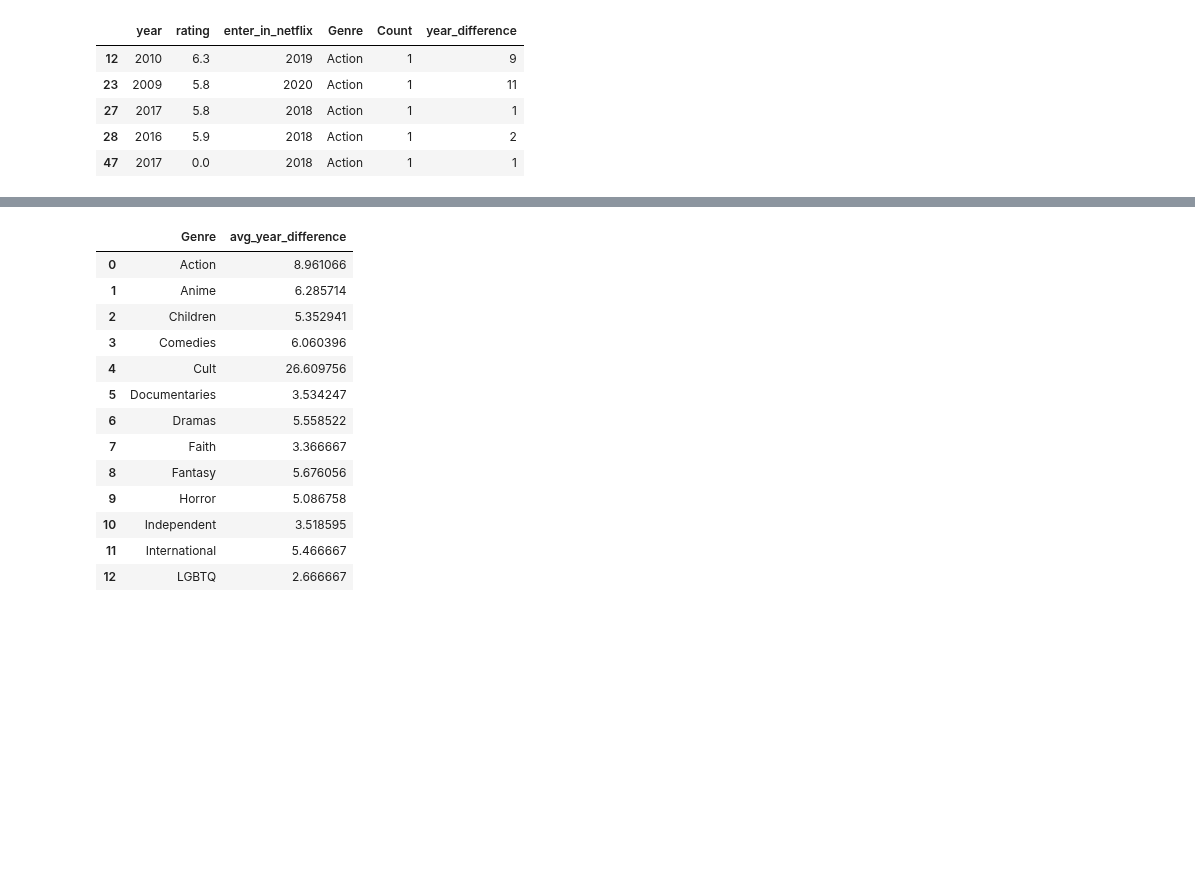
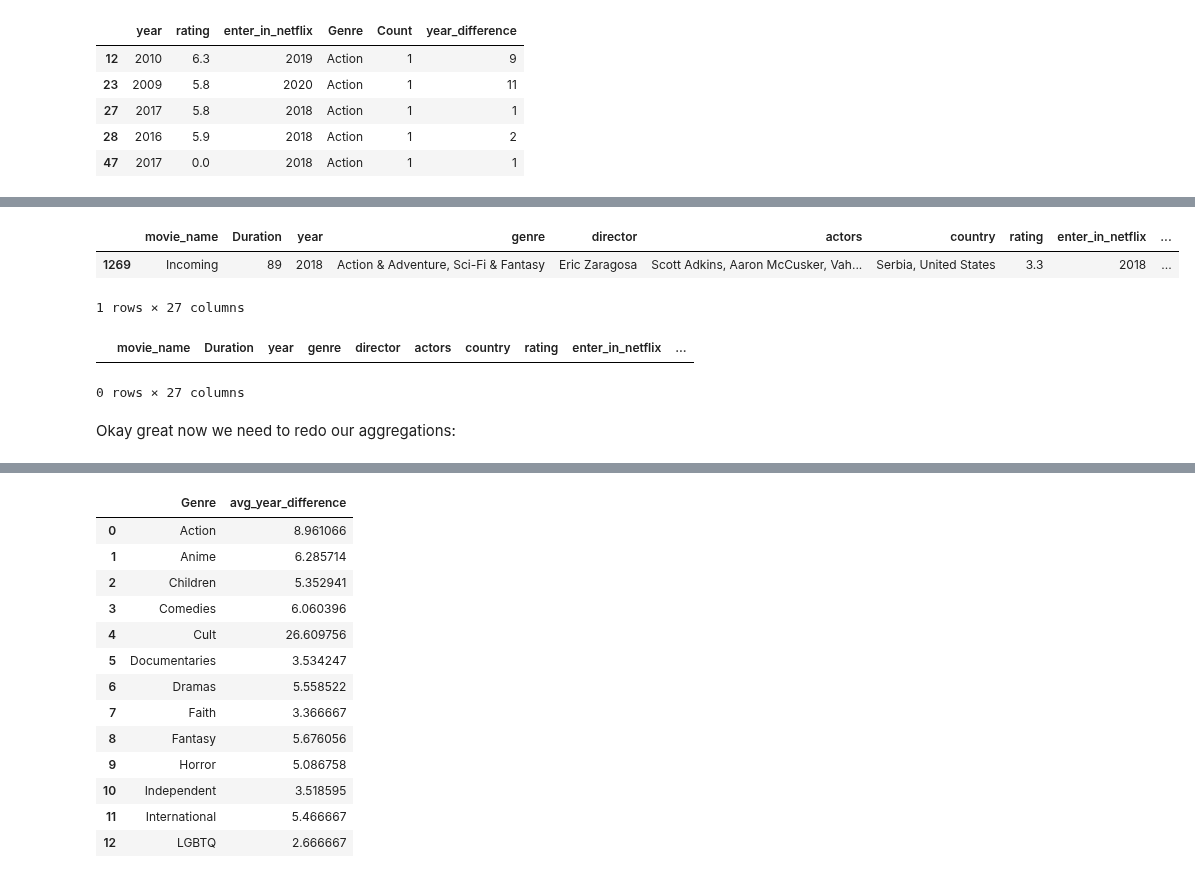
Before and after one commit to Kristian-Abad/Netflix-Movies-Project, a Jupyter notebook: Netflix_Movies.ipynb, the cells around one changed output, grey strips where cells are left out. Saved outputs shown, nothing was run; the diff lists cells and outputs as text; code cells hidden in the pictures; blank space fills up the shorter version.

```diff
--- a/Netflix_Movies.ipynb
+++ b/Netflix_Movies.ipynb
@@ -518,0 +562,21 @@ data_mod_6.head()
+# %%
+# Verifying 'year' changes
+data_mod_7.loc[data_mod_7.movie_name == 'Incoming']
+# %% [output]
+|  | movie_name | Duration | year | genre | director | actors | country | rating | enter_in_netflix | ... |
+| 1269 | Incoming | 89 | 2018 | Action & Adventure, Sci-Fi & Fantasy | Eric Zaragosa | Scott Adkins, Aaron McCusker, Vah... | Serbia, United States | 3.3 | 2018 | ... |
+1 rows × 27 columns
+# %%
+# First we need to drop the year_difference column before recalculating
+data_mod_7 = data_mod_7.drop(columns=['year_difference'])
+
+# Recalculate the year_difference variable
+data_mod_7['year_difference'] = data_mod_7.enter_in_netflix - data_mod_7.year
+
+# Verify we don't have any negative differences
+data_mod_7[data_mod_7.year_difference < 0]
+# %% [output]
+|  | movie_name | Duration | year | genre | director | actors | country | rating | enter_in_netflix | ... |
+0 rows × 27 columns
+# %% [markdown]
+Okay great now we need to redo our aggregations:
```
Also changed, not shown: parts of 15 cells of this notebook.
